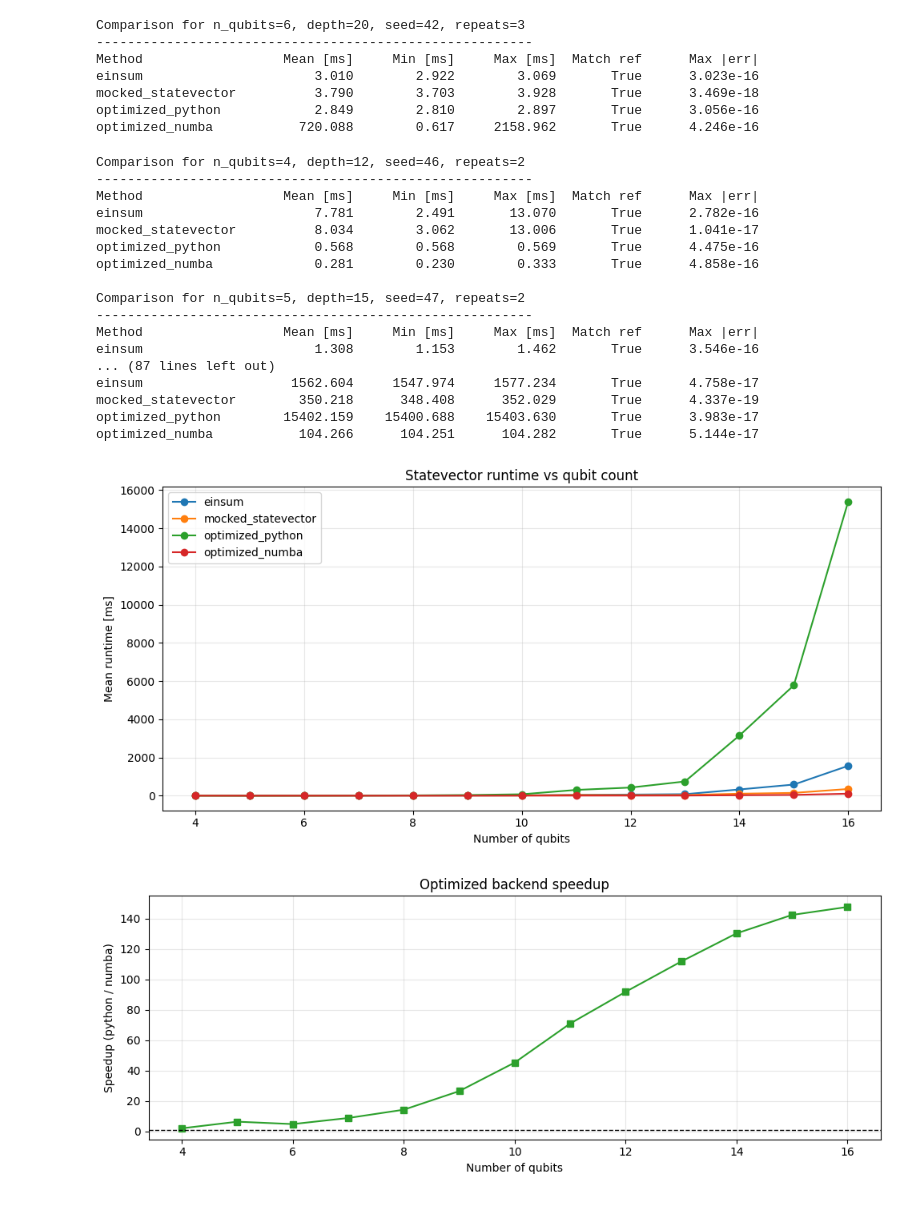
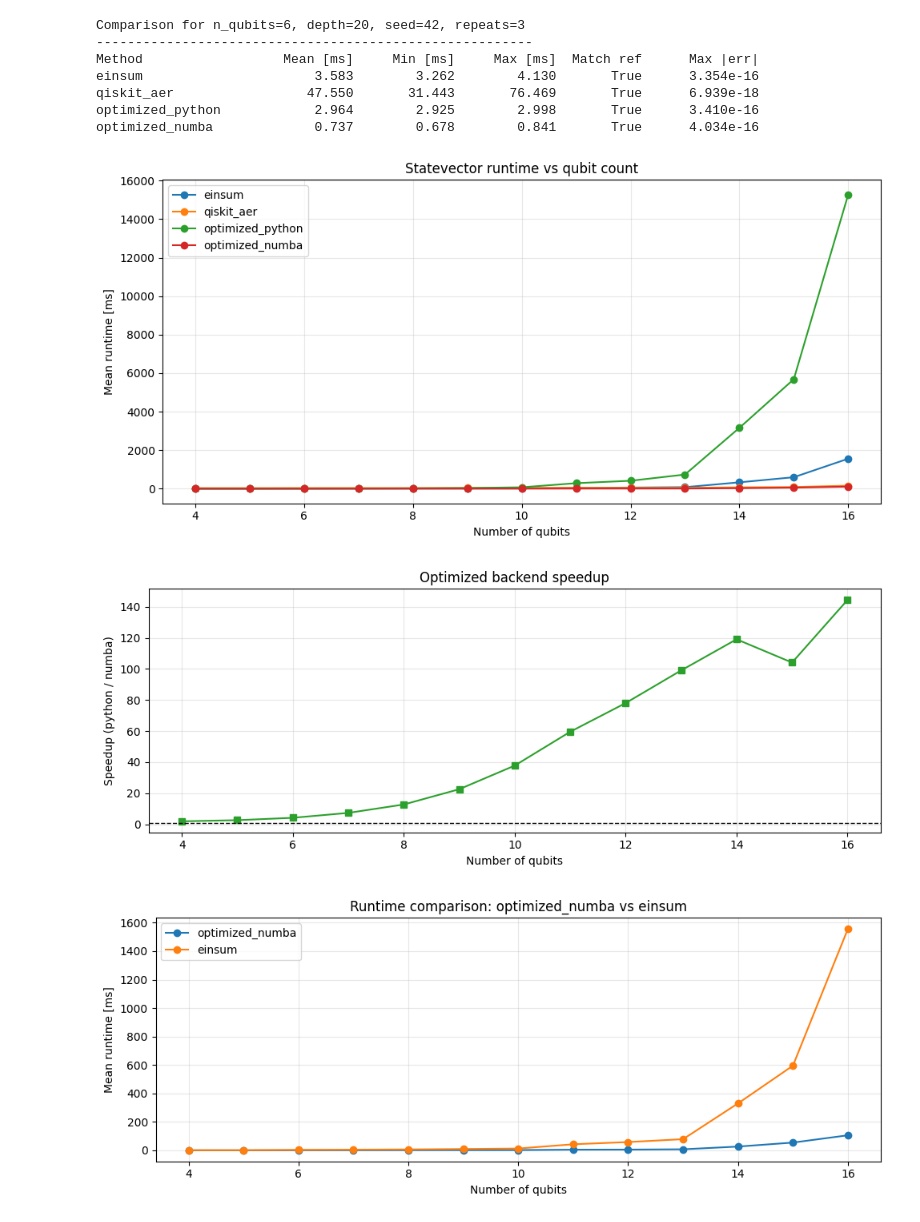
Before and after one commit to bennimaximi/FP_QSIM, a Jupyter notebook: docs/notebooks/statevector_benchmark_comparison.ipynb, the cells around one changed output. Saved outputs shown, nothing was run; the diff lists cells and outputs as text; code cells hidden in the pictures.

```diff
--- a/docs/notebooks/statevector_benchmark_comparison.ipynb
+++ b/docs/notebooks/statevector_benchmark_comparison.ipynb
@@ -69,9 +69,22 @@ def run_comparison(n_qubits: int = 6, depth: int = 20, seed: int = 42, repeats:
     sim_opt_python = CustomSimulatorManualOptimized(cx_backend="python")
     sim_opt_numba = CustomSimulatorManualOptimized(cx_backend="numba")
 
+    aer_statevector_backend = AerSimulator(
+        method="statevector",
+        fusion_enable=False,
+        max_parallel_threads=1,
+    )
+
+    def qiskit_aer_statevector(qc):
+        qc_aer = qc.copy()
+        qc_aer.save_statevector()
+        compiled = transpile(qc_aer, aer_statevector_backend)
+        result = aer_statevector_backend.run(compiled).result()
+        return np.asarray(result.get_statevector(compiled), dtype=complex)
+
     methods = [
         ("einsum", lambda qc: sim_einsum.run(qc)),
-        ("mocked_statevector", lambda qc: mocked_statevector(qc.copy())),
+        ("qiskit_aer", lambda qc: qiskit_aer_statevector(qc)),
         ("optimized_python", lambda qc: sim_opt_python.run(qc)),
         ("optimized_numba", lambda qc: sim_opt_numba.run(qc)),
     ]
@@ -80,7 +93,7 @@ def run_comparison(n_qubits: int = 6, depth: int = 20, seed: int = 42, repeats:
     for method_name, runner in methods:
         results[method_name] = benchmark_method(method_name, runner, circuit, repeats=repeats)
 
-    reference = results["mocked_statevector"]["statevector"]
+    reference = results["qiskit_aer"]["statevector"]
     comparisons = {}
 
     for method_name, data in results.items():
@@ -95,7 +108,7 @@ def run_comparison(n_qubits: int = 6, depth: int = 20, seed: int = 42, repeats:
     print("-" * len(header))
     print(f"{'Method':<20} {'Mean [ms]':>12} {'Min [ms]':>12} {'Max [ms]':>12} {'Match ref':>10} {'Max |err|':>14}")
 
-    for method_name in ["einsum", "mocked_statevector", "optimized_python", "optimized_numba"]:
+    for method_name in ["einsum", "qiskit_aer", "optimized_python", "optimized_numba"]:
         timing = results[method_name]
         cmp_data = comparisons[method_name]
         print(
@@ -120,38 +133,20 @@ single_result = run_comparison(n_qubits=6, depth=20, seed=42, repeats=3)
 Comparison for n_qubits=6, depth=20, seed=42, repeats=3
 --------------------------------------------------------
 Method                  Mean [ms]     Min [ms]     Max [ms]  Match ref      Max |err|
-einsum                      3.010        2.922        3.069       True      3.023e-16
-mocked_statevector          3.790        3.703        3.928       True      3.469e-18
-optimized_python            2.849        2.810        2.897       True      3.056e-16
-optimized_numba           720.088        0.617     2158.962       True      4.246e-16
+einsum                      3.583        3.262        4.130       True      3.354e-16
+qiskit_aer                 47.550       31.443       76.469       True      6.939e-18
+optimized_python            2.964        2.925        2.998       True      3.410e-16
+optimized_numba             0.737        0.678        0.841       True      4.034e-16
 # %%
 # Small qubit-count sweep
 sweep_results = {}
 for n in [4,5,6,7,8,9,10,   11,12,13,14,15,16]:
     sweep_results[n] = run_comparison(n_qubits=n, depth=3 * n, seed=42 + n, repeats=2)
-# %% [output]
-Comparison for n_qubits=4, depth=12, seed=46, repeats=2
---------------------------------------------------------
-Method                  Mean [ms]     Min [ms]     Max [ms]  Match ref      Max |err|
-einsum                      7.781        2.491       13.070       True      2.782e-16
-mocked_statevector          8.034        3.062       13.006       True      1.041e-17
-optimized_python            0.568        0.568        0.569       True      4.475e-16
-optimized_numba             0.281        0.230        0.333       True      4.858e-16
-
-Comparison for n_qubits=5, depth=15, seed=47, repeats=2
---------------------------------------------------------
-Method                  Mean [ms]     Min [ms]     Max [ms]  Match ref      Max |err|
-einsum                      1.308        1.153        1.462       True      3.546e-16
-... (87 lines left out)
-einsum                   1562.604     1547.974     1577.234       True      4.758e-17
-mocked_statevector        350.218      348.408      352.029       True      4.337e-19
-optimized_python        15402.159    15400.688    15403.630       True      3.983e-17
-optimized_numba           104.266      104.251      104.282       True      5.144e-17
 # %%
 # Plot helper for sweep results
 def plot_sweep_results(sweep_results: dict) -> None:
     qubits = sorted(sweep_results.keys())
-    methods = ["einsum", "mocked_statevector", "optimized_python", "optimized_numba"]
+    methods = ["einsum", "qiskit_aer", "optimized_python", "optimized_numba"]
 
     # Collect mean runtime in milliseconds for each method
     runtime_ms = {method: [] for method in methods}
@@ -162,32 +157,57 @@ def plot_sweep_results(sweep_results: dict) -> None:
     plt.figure(figsize=(10, 5))
     for method in methods:
         plt.plot(qubits, runtime_ms[method], marker="o", label=method)
     plt.xlabel("Number of qubits")
     plt.ylabel("Mean runtime [ms]")
     plt.title("Statevector runtime vs qubit count")
     plt.grid(True, alpha=0.3)
     plt.legend()
     plt.tight_layout()
     plt.show()
 
     # Speedup of optimized_numba compared to optimized_python
     speedup = [
         runtime_ms["optimized_python"][i] / runtime_ms["optimized_numba"][i]
         for i in range(len(qubits))
     ]
 
     plt.figure(figsize=(10, 4))
     plt.plot(qubits, speedup, marker="s", color="tab:green")
     plt.axhline(1.0, color="black", linestyle="--", linewidth=1)
     plt.xlabel("Number of qubits")
     plt.ylabel("Speedup (python / numba)")
     plt.title("Optimized backend speedup")
     plt.grid(True, alpha=0.3)
     plt.tight_layout()
     plt.show()
 
+    # Direct runtime comparison: optimized_numba vs einsum
+    plt.figure(figsize=(10, 4))
+    plt.plot(qubits, runtime_ms["optimized_numba"], marker="o", label="optimized_numba")
+    plt.plot(qubits, runtime_ms["einsum"], marker="o", label="einsum")
+    plt.xlabel("Number of qubits")
+    plt.ylabel("Mean runtime [ms]")
+    plt.title("Runtime comparison: optimized_numba vs einsum")
+    plt.grid(True, alpha=0.3)
+    plt.legend()
+    plt.tight_layout()
+    plt.show()
+
+    # Direct runtime comparison: optimized_numba vs qiskit_aer
+    plt.figure(figsize=(10, 4))
+    plt.plot(qubits, runtime_ms["optimized_numba"], marker="o", label="optimized_numba")
+    plt.plot(qubits, runtime_ms["qiskit_aer"], marker="o", label="qiskit_aer")
+    plt.xlabel("Number of qubits")
+    plt.ylabel("Mean runtime [ms]")
+    plt.title("Runtime comparison: optimized_numba vs qiskit_aer")
+    plt.grid(True, alpha=0.3)
+    plt.legend()
+    plt.tight_layout()
+    plt.show()
+
 
 plot_sweep_results(sweep_results)
 # %% [output]
-[figure, old version]
+[figure, new version]
-[figure, old version]
+[figure, new version]
+[figure, added]
```
Also changed, not shown: parts of 4 cells of this notebook, 5 other files.
